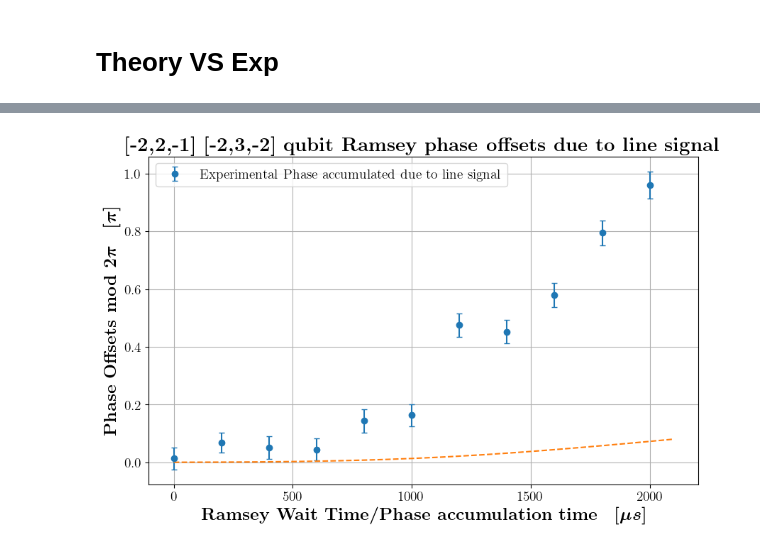
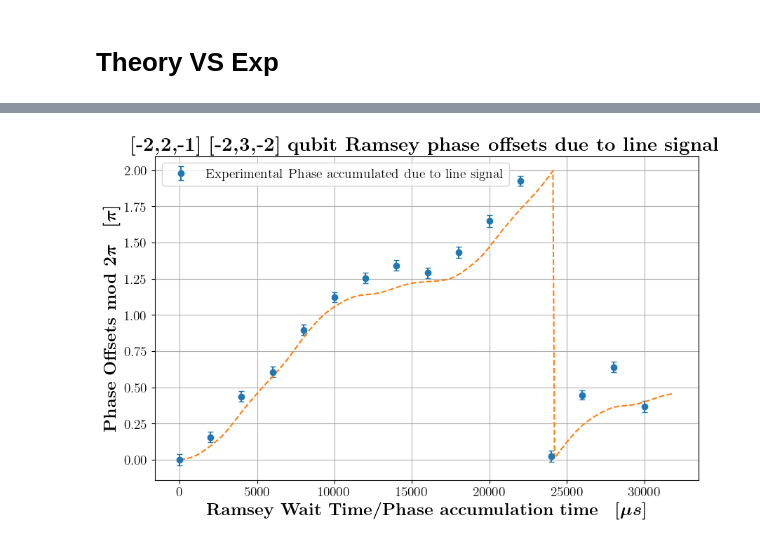
Before and after one commit to GauravTathed/PhD_python_scripts, a Jupyter notebook: LineSignal_charaterization/bussed_ramsey_analysis.ipynb, the cells around one changed output, grey strips where cells are left out. Saved outputs shown, nothing was run; the diff lists cells and outputs as text; code cells hidden in the pictures.

```diff
--- a/LineSignal_charaterization/bussed_ramsey_analysis.ipynb
+++ b/LineSignal_charaterization/bussed_ramsey_analysis.ipynb
@@ -946,6 +628,0 @@ def compute_phases_from_line_fit(
-# %%
-pulse_train = [[0,4,1], [0,2,0], [0,0,0], [0,2,0], [0,4,1]]
-
-fractions = [0.5, 1, (np.sin((2000/1e6)*(np.pi/2)))**2, 1, 0.5]
-
-compute_phases_from_line_fit(pulse_train, fractions, pi_t = [20.64, 33.88, 103.49, 26.25, 32.46])
@@ -1218,6 +643,7 @@ def compute_phases_from_line_fit(
     t_ref="start",  # "mid", "start", or "end"
     transition_strengths_path=r"Z:\Lab Data\Phase_and_freq_correction_180Hz\Transition_strengths_4p209.txt",
     sensitivities_path=r"Z:\Lab Data\Phase_and_freq_correction_180Hz\sensitivities_4p209.txt",
+    rand_detuning=0.0
 ):
     """
     Single-function version of your entire pipeline.
@@ -1415,12 +841,12 @@ def compute_phases_from_line_fit(
             continue
 
         ti = float(t_refs[i])
-        # print(ti)
+        print(ti)
         Bt = B_rel_G(ti, B0, A60, phi60, A180, phi180, param_file=param_file)
         I0t = integral_B_rel_G(0.0, ti, B0, A60, phi60, A180, phi180, param_file=param_file)
-        area_Gs = 0*ti * Bt - I0t*(1.1)# + 0.02e-3 * ti
+        area_Gs = 0*ti * Bt - I0t*(1) # + 0.02e-3 * ti
 
-        phases_per_pulse[i] = 2.0 * np.pi * 1e6 * sens_array[i] * area_Gs
+        phases_per_pulse[i] = 2.0 * np.pi * 1e6 * sens_array[i] * area_Gs + 2*np.pi*rand_detuning[i] * ti
         detunings[i] = Bt * sens_array[i]
     return phases_per_pulse.tolist(), sens_array
 # %%
@@ -1543,14 +969,17 @@ def compute_detuning_from_line_fit(
     detuning_values_MHz = np.array(detuning_values_MHz, dtype=float)
     return detuning_values_MHz
 # %%
+import random
+import io
 accm_phase = []
-for i in np.arange(0, 2200, 100):
-    pulse_train = [[0,3,-1], [0,2,0], [0,0,0], [0,2,0], [0,3,-1]]
+for i in np.arange(0, 32000, 100):
+    pulse_train = [[0,4,1], [0,3,-1], [0,0,0], [0,3,-1], [0,4,1]]
     # pulse_train = [[-2,2,-1], [-2,3,-2], [0,0,0], [-2,3,-2], [-2,2,-1]]
     fractions = [0.5,1,(np.sin((i/1e6)*(np.pi/2)))**2,1,0.5]
     # phases = compute_phases_from_line_signal(pulse_train, fractions, pi_t = [20.64, 33.88, 103.49, 26.25, 32.46])
-    phases, sens = compute_phases_from_line_fit(pulse_train, fractions, pi_t = np.array([20.64, 33.88, 103.49, 26.25, 32.46]))
-
+    det = 2#random.uniform(-10,10)
+    phases, sens = compute_phases_from_line_fit(pulse_train, fractions, pi_t = np.array([20.64, 33.88, 103.49, 26.25, 32.46]), rand_detuning = [det, -det, 0, -det, det])
+    # accm_phase.append(phases[3])
     accm_phase.append(-phases[3]+phases[4])
 
 phase_mod = np.mod(np.array(accm_phase), 2*np.pi)/np.pi
@@ -1570,32 +1017,32 @@ phase_error = data[:, 2]
 # plt.errorbar(
 #     time_us,
 #     phase_over_pi,
 #     yerr=phase_error,
 #     fmt='o',
 #     capsize=3, label='Without Line Signal compensation'
 # )
 
 plt.errorbar(
     fit_wait_times_list,
     np.array(fit_phases_list)/np.pi,
     yerr=np.array(fit_phase_errors_list),
     fmt='o',
     capsize=3, label='Experimental Phase accumulated due to line signal'
 )
 
-plt.plot(np.arange(0, 2200, 100), phase_mod,'--')
+plt.plot(np.arange(0, 32000, 100), np.array(phase_mod),'--')
 
 # print(fit_wait_times_list)
 # print(fit_phases_list)
 # print(fit_phase_errors_list)
 
 plt.xlabel(r'\boldmath$\textbf{Ramsey Wait Time/Phase accumulation time}\quad [\mu s]$', fontsize=18)
 plt.ylabel(r'\boldmath$\textbf{Phase Offsets mod 2}\pi \quad [\pi]$', fontsize=18)
 plt.title(r'\textbf{[-2,2,-1] [-2,3,-2] qubit Ramsey phase offsets due to line signal}', fontsize=20)
 plt.tick_params(axis='both', which='major', labelsize=14)
 plt.grid()
 # plt.savefig('0_2_0_phase_offsets_for_laser_noise_with_RFSoC.png', dpi=300, bbox_inches="tight")
 legend = plt.legend(fontsize=14)
 plt.show()
 # %% [output]
-[figure, old version]
+[figure, new version]
```
Also changed, not shown: parts of 10 cells of this notebook, 25 other files.
